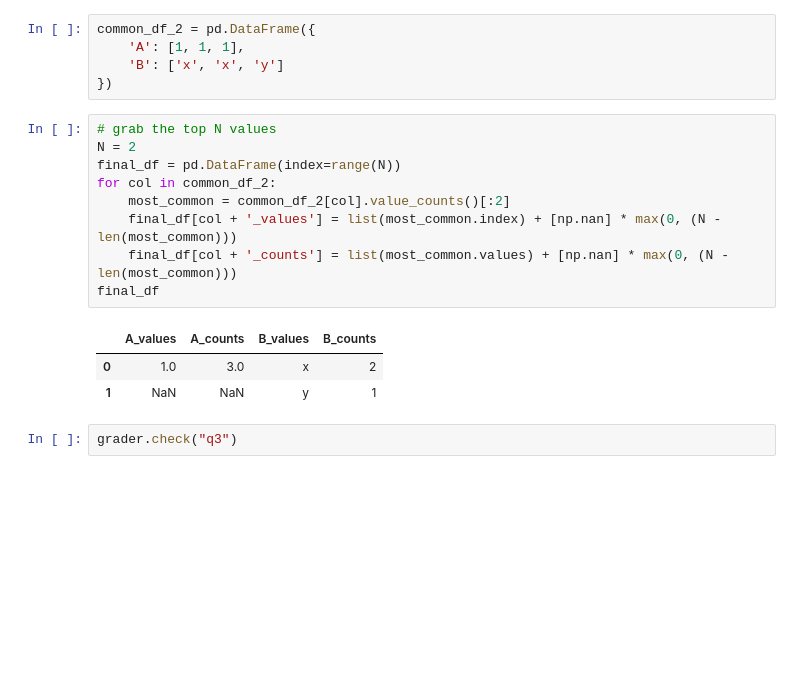
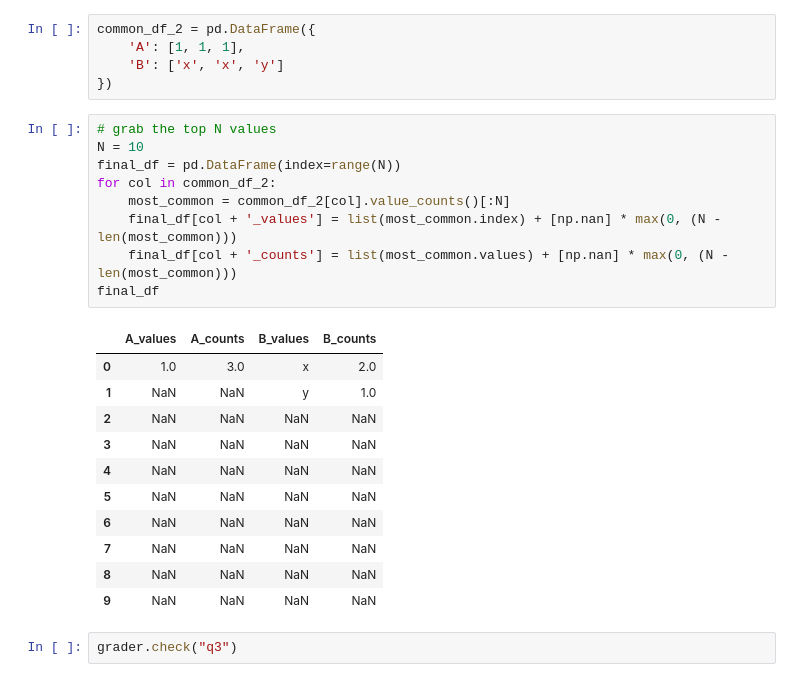
Before and after one commit to Sweekrit-B/dsc80-2025-fa, a Jupyter notebook: labs/lab02/lab.ipynb, the cells around one changed output. Cells and saved outputs as stored; diff of their text form; blank space fills up the shorter version.

```diff
--- a/labs/lab02/lab.ipynb
+++ b/labs/lab02/lab.ipynb
@@ -255,17 +262,25 @@ common_df_2 = pd.DataFrame({
 })
 # %%
 # grab the top N values
-N = 2
+N = 10
 final_df = pd.DataFrame(index=range(N))
 for col in common_df_2:
-    most_common = common_df_2[col].value_counts()[:2]
+    most_common = common_df_2[col].value_counts()[:N]
     final_df[col + '_values'] = list(most_common.index) + [np.nan] * max(0, (N - len(most_common)))
     final_df[col + '_counts'] = list(most_common.values) + [np.nan] * max(0, (N - len(most_common)))
 final_df
 # %% [output]
 |  | A_values | A_counts | B_values | B_counts |
-| 0 | 1.0 | 3.0 | x | 2 |
-| 1 | NaN | NaN | y | 1 |
+| 0 | 1.0 | 3.0 | x | 2.0 |
+| 1 | NaN | NaN | y | 1.0 |
+| 2 | NaN | NaN | NaN | NaN |
+| 3 | NaN | NaN | NaN | NaN |
+| 4 | NaN | NaN | NaN | NaN |
+| 5 | NaN | NaN | NaN | NaN |
+| 6 | NaN | NaN | NaN | NaN |
+| 7 | NaN | NaN | NaN | NaN |
+| 8 | NaN | NaN | NaN | NaN |
+| 9 | NaN | NaN | NaN | NaN |
 # %%
 grader.check("q3")
 # %% [output]
```
Also changed, not shown: parts of 23 cells of this notebook, 2 other files.
